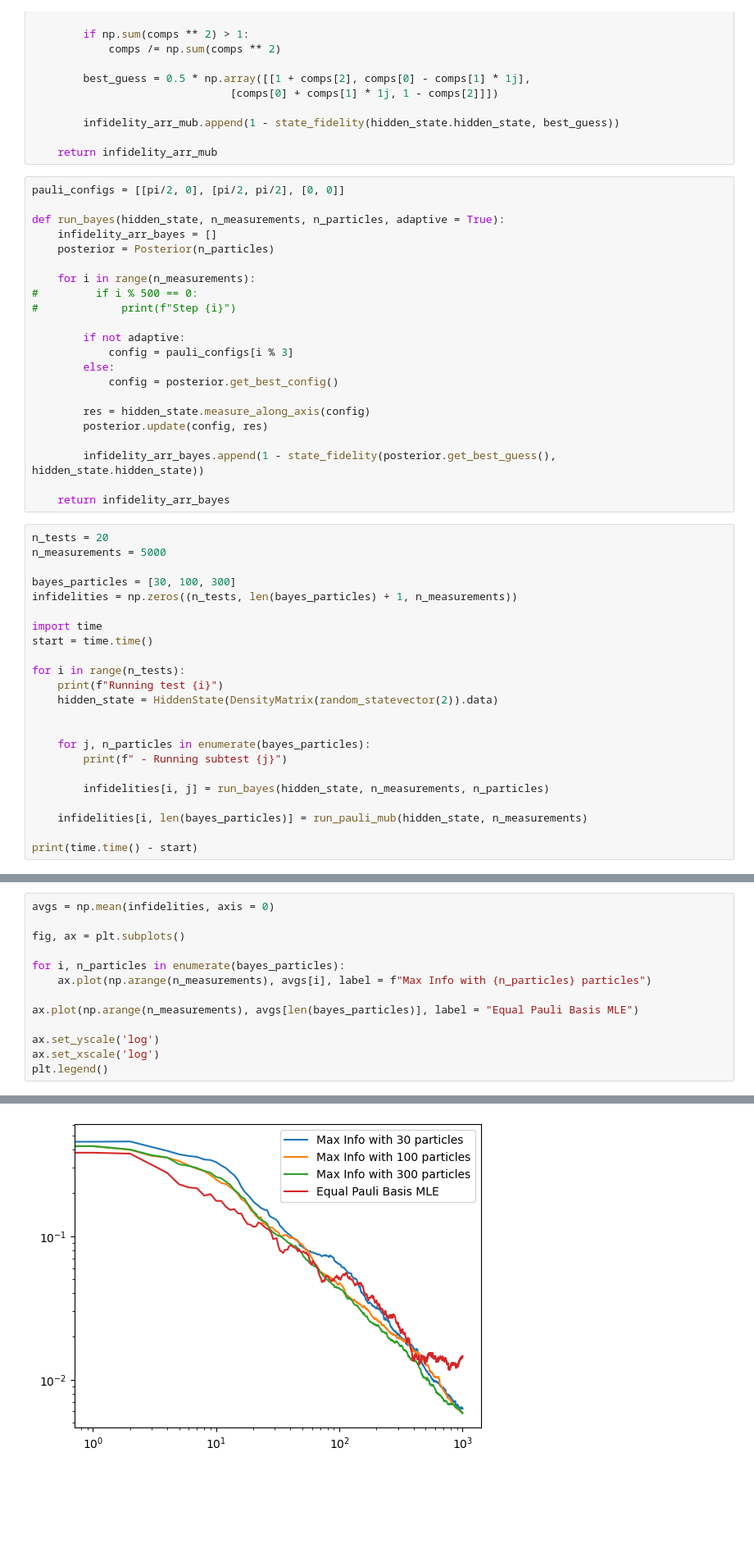
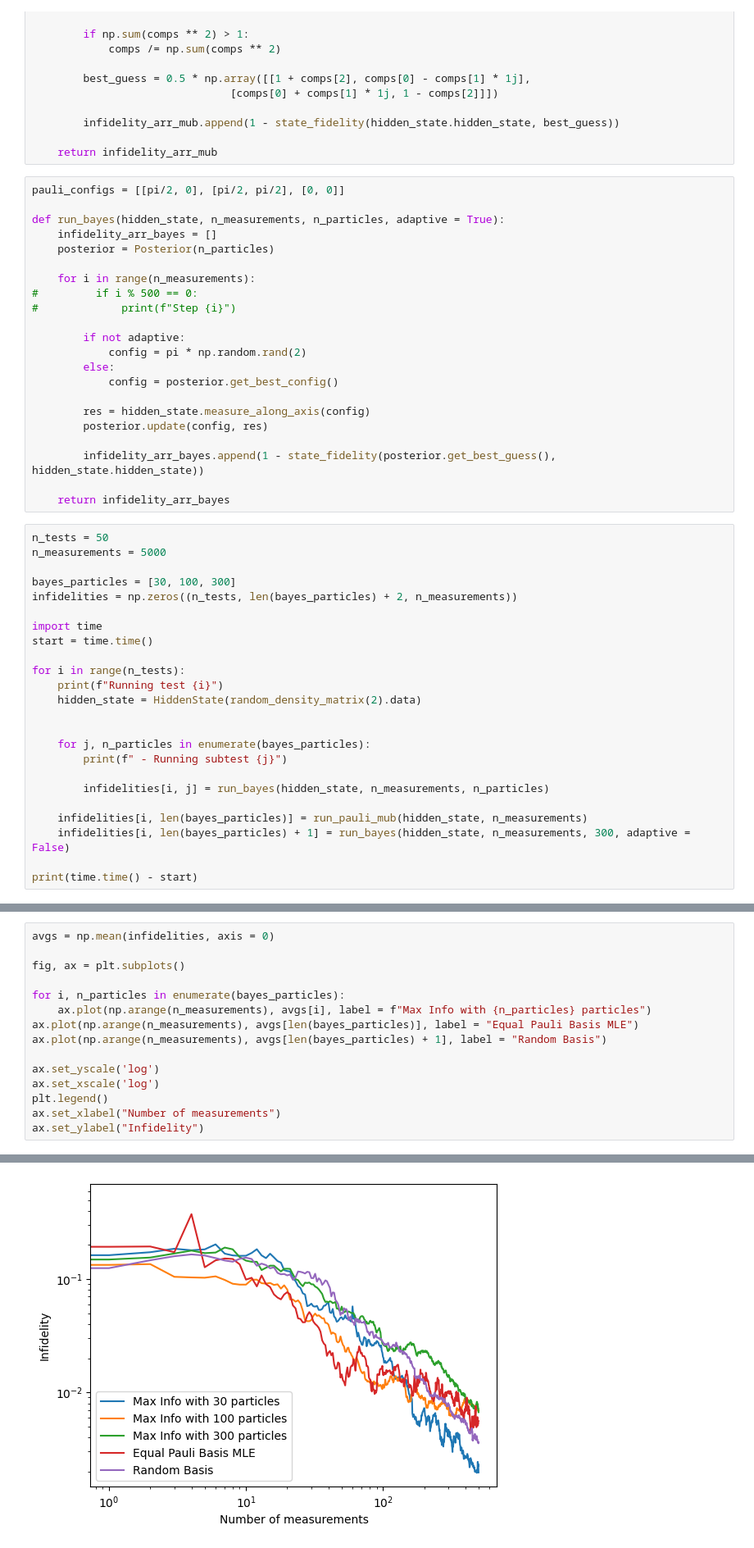
Before and after one commit to JackieLee23/adaptive_qst, a Jupyter notebook: notebooks/max_info_mixed_states.ipynb, the cells around one changed output, grey strips where cells are left out. Shown at 82% size. Saved outputs shown, nothing was run; the diff lists cells and outputs as text; blank space fills up the shorter version.

```diff
--- a/notebooks/max_info_mixed_states.ipynb
+++ b/notebooks/max_info_mixed_states.ipynb
@@ -165,7 +165,7 @@ def run_bayes(hidden_state, n_measurements, n_particles, adaptive = True):
 #             print(f"Step {i}")
 
         if not adaptive:
-            config = pauli_configs[i % 3]
+            config = pi * np.random.rand(2)
         else:
             config = posterior.get_best_config()
 
@@ -176,18 +176,18 @@ def run_bayes(hidden_state, n_measurements, n_particles, adaptive = True):
 
     return infidelity_arr_bayes
 # %%
-n_tests = 20
+n_tests = 50
 n_measurements = 5000
 
 bayes_particles = [30, 100, 300]
-infidelities = np.zeros((n_tests, len(bayes_particles) + 1, n_measurements))
+infidelities = np.zeros((n_tests, len(bayes_particles) + 2, n_measurements))
 
 import time
 start = time.time()
 
 for i in range(n_tests):
     print(f"Running test {i}")
-    hidden_state = HiddenState(DensityMatrix(random_statevector(2)).data)
+    hidden_state = HiddenState(random_density_matrix(2).data)
 
 
     for j, n_particles in enumerate(bayes_particles):
@@ -196,6 +196,7 @@ for i in range(n_tests):
         infidelities[i, j] = run_bayes(hidden_state, n_measurements, n_particles)
 
     infidelities[i, len(bayes_particles)] = run_pauli_mub(hidden_state, n_measurements)
+    infidelities[i, len(bayes_particles) + 1] = run_bayes(hidden_state, n_measurements, 300, adaptive = False)
 
 print(time.time() - start)
 # %% [output]
@@ -223,10 +227,12 @@ fig, ax = plt.subplots()
 
 for i, n_particles in enumerate(bayes_particles):
     ax.plot(np.arange(n_measurements), avgs[i], label = f"Max Info with {n_particles} particles")
-
 ax.plot(np.arange(n_measurements), avgs[len(bayes_particles)], label = "Equal Pauli Basis MLE")
+ax.plot(np.arange(n_measurements), avgs[len(bayes_particles) + 1], label = "Random Basis")
 
 ax.set_yscale('log')
 ax.set_xscale('log')
 plt.legend()
+ax.set_xlabel("Number of measurements")
+ax.set_ylabel("Infidelity")
 # %% [output]
@@ -234 +240 @@ plt.legend()
-[figure, old version]
+[figure, new version]
```
Also changed, not shown: parts of 6 cells of this notebook, 35 other files.
